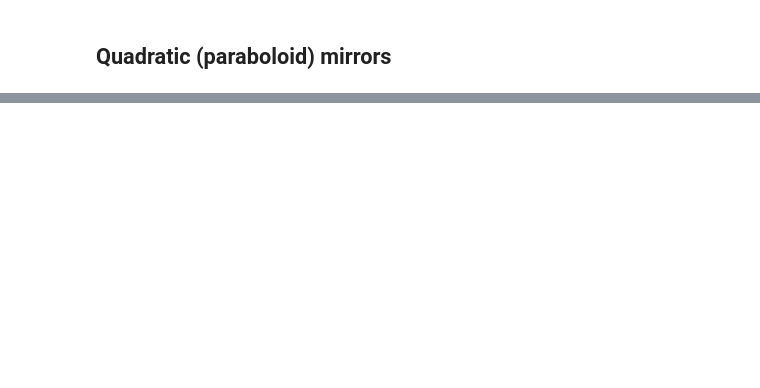
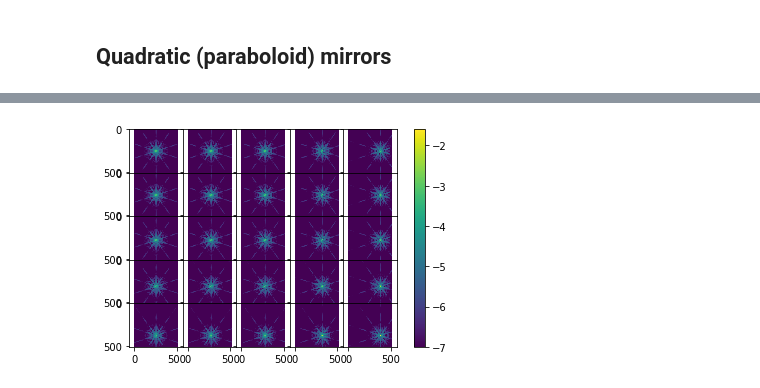
Before and after one commit to benjaminpope/toliman, a Jupyter notebook: image_modelling/toliman PROPER conic vs quadratic off-axis.ipynb, the cells around one changed output, grey strips where cells are left out. Drawn from its saved outputs; the diff is of its cells as text; code cells hidden in the pictures; blank space fills up the shorter version.

```diff
--- a/image_modelling/toliman PROPER conic vs quadratic off-axis.ipynb
+++ b/image_modelling/toliman PROPER conic vs quadratic off-axis.ipynb
@@ -74,9 +81,2 @@ for dx in [-2., -1., 0., 1., 2.]:
 # %% [markdown]
 ##  Quadratic (paraboloid) mirrors
-# %%
-for dx in [-2., -1., 0., 1., 2.]:
-    for dy in [-2., -1., 0., 1., 2.]:
-        print('{:.2f} {:.2f}'.format(dx, dy))
-        prescription_vals['tilt_x'] = dx
-        prescription_vals['tilt_y'] = dy
-        toliman_plot(prescription_vals, 'prescription_rc_quad')
@@ -96,0 +83,10 @@ for dx in [-2., -1., 0., 1., 2.]:
+# %%
+(wavefronts_quad, samplings_quad) = gen_tilted_psfs('prescription_rc_quad', prescription_vals, tilts_x, tilts_y)
+# %%
+%matplotlib inline
+plot_psf_grid(wavefronts_quad, nrows=nrows,
+                off_x = off_x,
+                off_y = off_y,
+                npix = npix)
+# %% [output]
+[figure, added]
```
Also changed, not shown: parts of 10 cells of this notebook, 1 other file.
